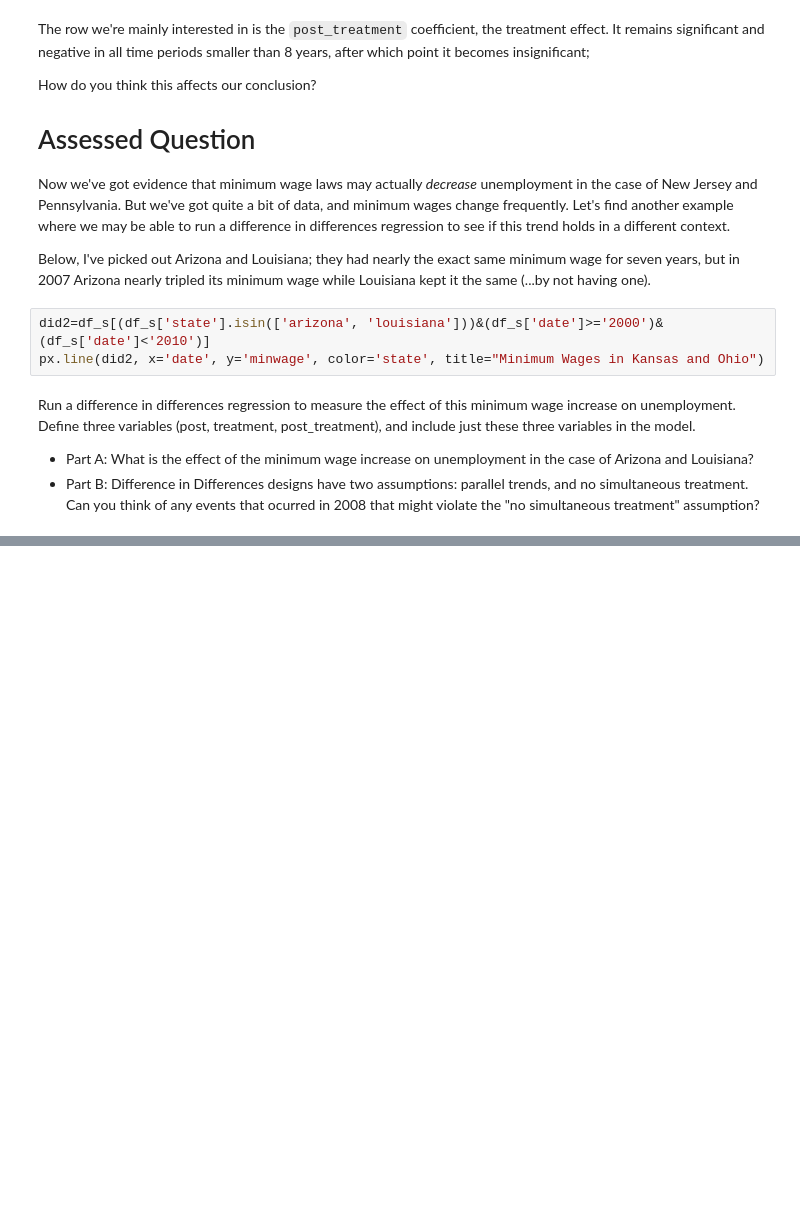
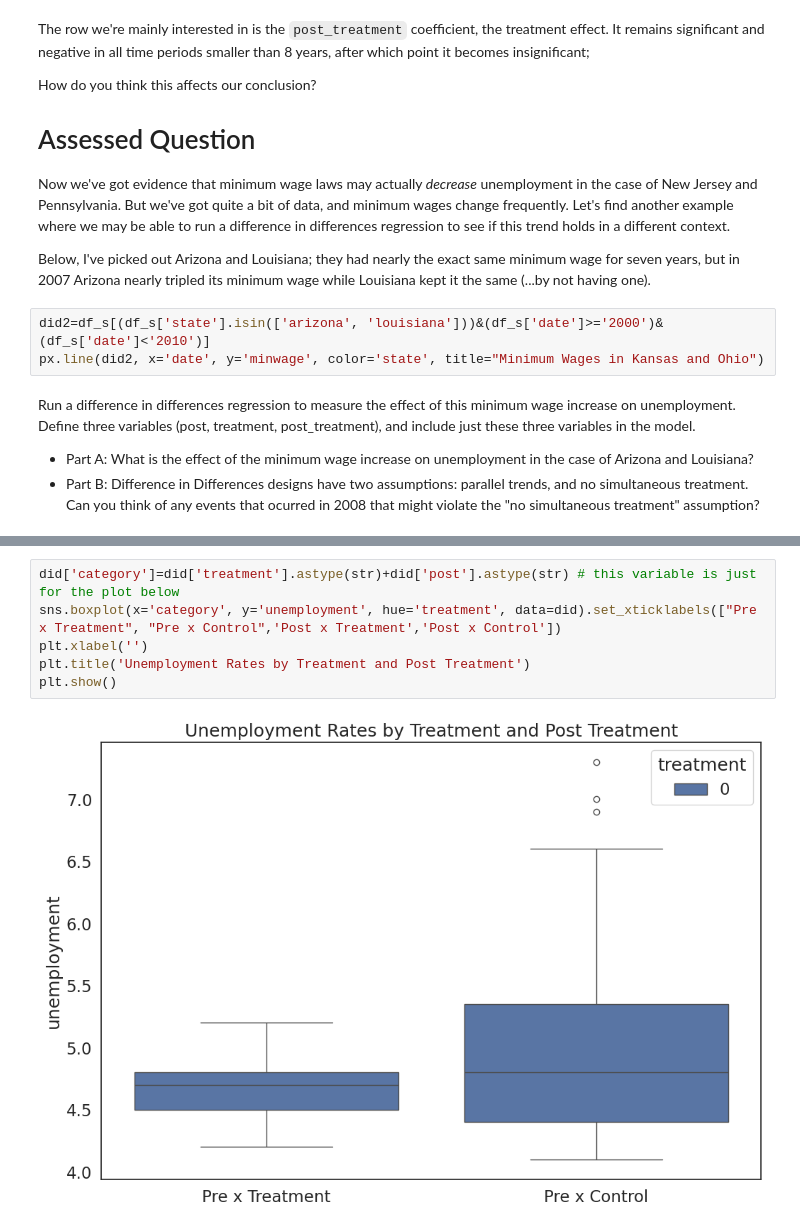
Before and after one commit to katiemarden123/QM2, a Jupyter notebook: notebooks/W08. Diff-in-Diff.ipynb, the cells around one changed output, grey strips where cells are left out. Cells and saved outputs as stored; diff of their text form; blank space fills up the shorter version.

```diff
--- a/notebooks/W08. Diff-in-Diff.ipynb
+++ b/notebooks/W08. Diff-in-Diff.ipynb
@@ -346,0 +358,8 @@ Run a difference in differences regression to measure the effect of this minimum
+# %%
+did['category']=did['treatment'].astype(str)+did['post'].astype(str) # this variable is just for the plot below
+sns.boxplot(x='category', y='unemployment', hue='treatment', data=did).set_xticklabels(["Pre x Treatment", "Pre x Control",'Post x Treatment','Post x Control'])
+plt.xlabel('')
+plt.title('Unemployment Rates by Treatment and Post Treatment')
+plt.show()
+# %% [output]
+[figure, added]
```
Also changed, not shown: parts of 9 cells of this notebook.
